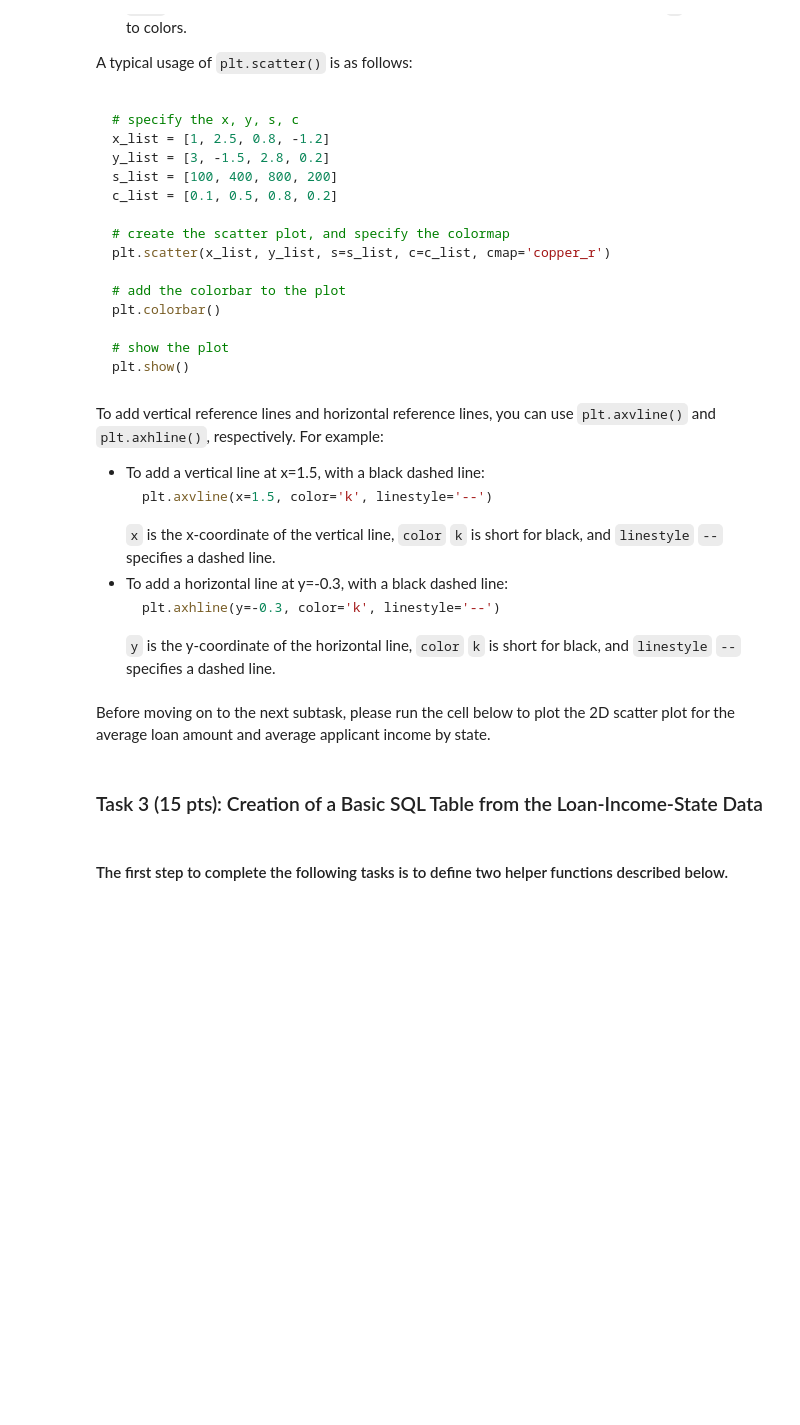
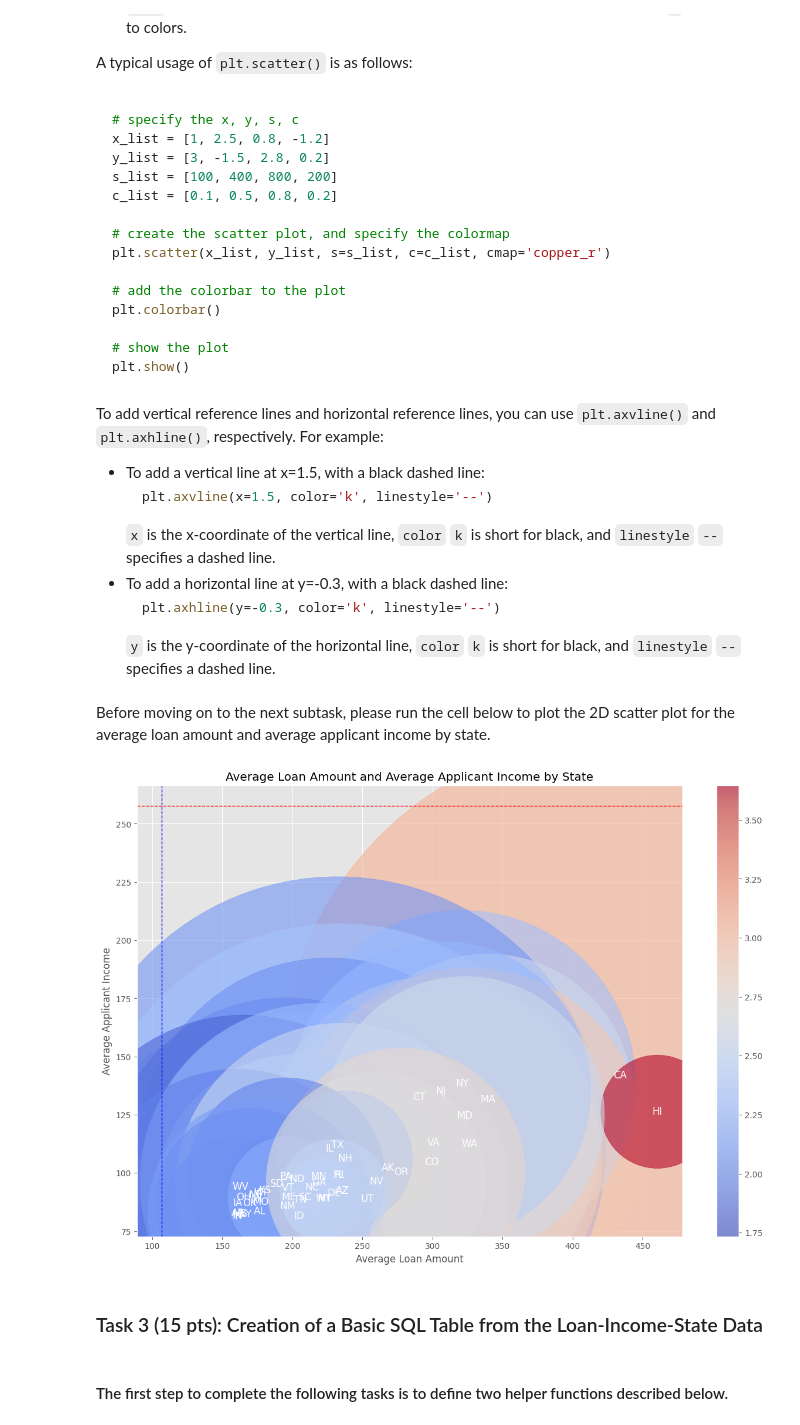
Before and after one commit to edg35/miniproj3, a Jupyter notebook: proj3/Part B HMDA/mini-project-3-SQL.ipynb, the cells around one changed output. Drawn from its saved outputs; the diff is of its cells as text; code cells hidden in the pictures; blank space fills up the shorter version.

```diff
--- a/proj3/Part B HMDA/mini-project-3-SQL.ipynb
+++ b/proj3/Part B HMDA/mini-project-3-SQL.ipynb
@@ -402,10 +476,15 @@ def get_avg_loan_income_by_state(total_loan_income_by_state, state_abbr_stat, to
     avg_loan_income_by_state = {}
 
     # calculate the average loan amount and average applicant income by state
-    """__Your_Code_Here__"""
+    for state_abbr, (total_loan, total_income) in total_loan_income_by_state.items():
+        # calculate the average loan amount and average applicant income for the state
+        avg_loan = total_loan / state_abbr_stat[state_abbr]
+        avg_income = total_income / state_abbr_stat[state_abbr]
+        avg_loan_income_by_state[state_abbr] = (avg_loan, avg_income)
 
     # calculate the average loan amount and average applicant income of all applicants
-    """__Your_Code_Here__"""
+    avg_loan_income = tuple(
+        total / sum(state_abbr_stat.values()) for total in total_loan_income)
 
     return avg_loan_income_by_state, avg_loan_income
 # %% [markdown]
@@ -451,7 +533,8 @@ def get_avg_loan_income_ratio_range(avg_loan_income_by_state):
 
     # iterate through the average loan amount and average applicant income by state to calculate the ratio
     for state_abbr, (avg_loan, avg_income) in avg_loan_income_by_state.items():
-        """__Your_Code_Here__"""
+        # calculate the ratio of the average loan amount and average applicant income for the state
+        state_avg_loan_income_ratio[state_abbr] = avg_loan / avg_income
 
     return state_avg_loan_income_ratio
 # %% [markdown]
@@ -461,6 +544,7 @@ if __name__ == "__main__":
     # The code in this cell calls the function defined above.
     # It gets the ratio of the average loan amount and average applicant income by state.
     # Before proceeding, it is a good idea to run this code to see the ratio of the average loan amount and average applicant income by state.
-    state_avg_loan_income_ratio = get_avg_loan_income_ratio_range(avg_loan_income_by_state)
+    state_avg_loan_income_ratio = get_avg_loan_income_ratio_range(
+        avg_loan_income_by_state)
     # print the ratio of the average loan amount and average applicant income by
     print(state_avg_loan_income_ratio)
@@ -536,7 +624,12 @@ def plot_avg_loan_income_by_state(avg_loan_income_by_state, state_abbr_stat, avg
     sizes = []
     colors = []
 
-    """__Your_Code_Here__"""
+    for state_abbr, (avg_loan, avg_income) in avg_loan_income_by_state.items():
+        states.append(state_abbr)
+        avg_loans.append(avg_loan)
+        avg_incomes.append(avg_income)
+        sizes.append(state_abbr_stat[state_abbr])
+        colors.append(state_avg_loan_income_ratio[state_abbr])
 
     # increase the size of the plot to avoid crowding
     plt.figure(figsize=(15, 10))
@@ -544,13 +637,17 @@ def plot_avg_loan_income_by_state(avg_loan_income_by_state, state_abbr_stat, avg
     plt.style.use('ggplot')
 
     # plot the average loan amount and average applicant income by state
-    """__Your_Code_Here__"""
+    plt.scatter(avg_loans, avg_incomes, s=sizes,
+                c=colors, cmap='coolwarm', alpha=0.6)
+
     # add horizontal and vertical lines for the average loan amount and average applicant income of all applicants
-    """__Your_Code_Here__"""
+    plt.axhline(avg_loan_income[0], c='r', ls='--', lw=1)
+    plt.axvline(avg_loan_income[1], c='b', ls='--', lw=1)
 
     # add state names to the plot
     for i, state_abbr in enumerate(states):
-        plt.text(avg_loans[i], avg_incomes[i], state_abbr, fontsize=12, c='white', ha='center', va='center')
+        plt.text(avg_loans[i], avg_incomes[i], state_abbr,
+                 fontsize=12, c='white', ha='center', va='center')
 
     # add labels, title, and colorbar to the plot
     plt.xlabel('Average Loan Amount')
@@ -563,9 +660,12 @@ Before moving on to the next subtask, please run the cell below to plot the 2D s
 # %%
 if __name__ == "__main__":
     # The code in this cell calls the function defined above.
     # It plots the average loan amount and average applicant income by state.
     # Before proceeding, it is a good idea to run this code to see the plot.
-    plot_avg_loan_income_by_state(avg_loan_income_by_state, final_stats[0], avg_loan_income)
+    plot_avg_loan_income_by_state(
+        avg_loan_income_by_state, final_stats[0], avg_loan_income, state_avg_loan_income_ratio)
+# %% [output]
+[figure, added]
 # %% [markdown]
 ### Task 3 (15 pts): Creation of a Basic SQL Table from the Loan-Income-State Data
 # %% [markdown]
```
Also changed, not shown: parts of 21 cells of this notebook.
